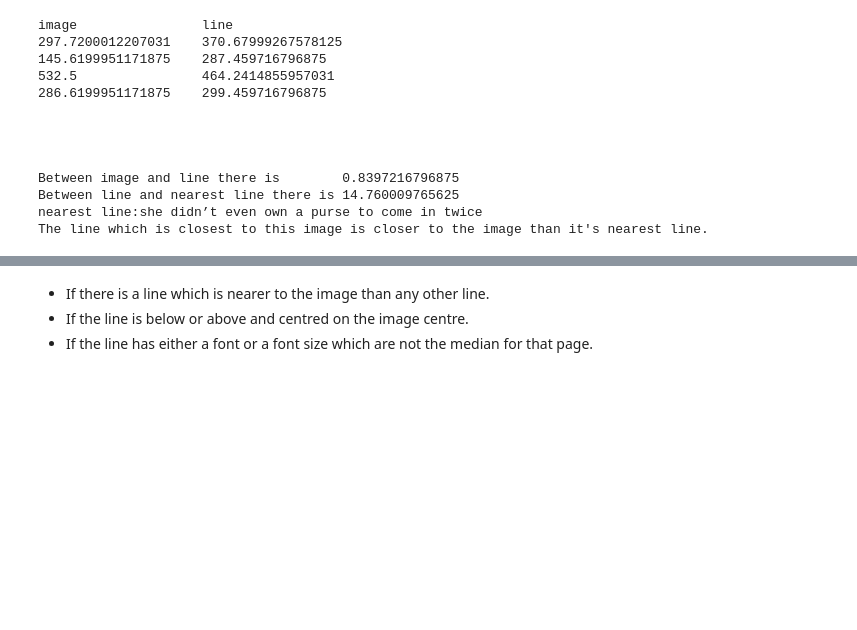
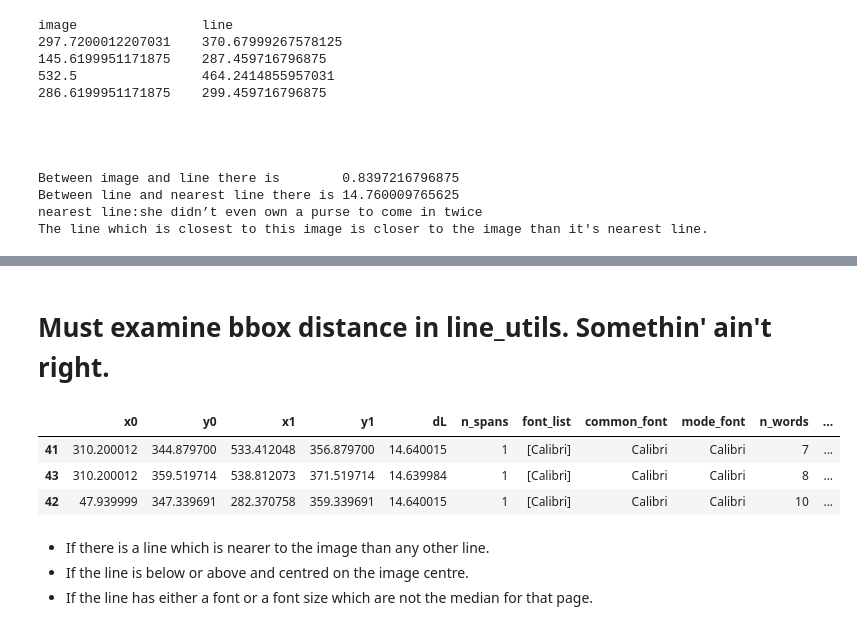
Before and after one commit to DSP-Tan/ogham-cloud, a Jupyter notebook: pdf_scraper/research/examAsLines.ipynb, the cells around one changed output, grey strips where cells are left out. Cells and saved outputs as stored; diff of their text form; code cells hidden in the pictures; blank space fills up the shorter version.

```diff
--- a/pdf_scraper/research/examAsLines.ipynb
+++ b/pdf_scraper/research/examAsLines.ipynb
@@ -117,3 +121,25 @@ Between image and line there is        0.8397216796875
 Between line and nearest line there is 14.760009765625
 nearest line:she didn’t even own a purse to come in twice
 The line which is closest to this image is closer to the image than it's nearest line.
+# %%
+def closest_line_closest_thing(image,doc_df):
+    n_page = image["page"]
+    idx, dist = closest_line(img_bbox, doc_df, n_page)
+    line_bbox = tuple(doc_df.loc[idx][["x0","y0","x1","y1"]])
+
+    #print(f"Closest line:\n{doc_df.loc[idx].text}\n")
+    #print(f"Between image and line there is        {dist}")
+    idx1, dist1 = closest_line(line_bbox, doc_df, n_page)
+    line1_bbox  = tuple(doc_df.loc[idx1][["x0","y0","x1","y1"]])
+    #print(f"Closest line to line:\n{doc_df.loc[idx1].text}\n\n")
+    #print(f"Between line and nearest line there is {dist1}")
+    if dist < dist1:
+        print("The line which is closest to this image is closer to the image than it's nearest line.")
+        return True
+    return False
+# %%
+imgs_of_interest=[img for img in images if (img["page"]!=1 and img["page"]<9) ]
+for img in imgs_of_interest:
+    if closest_line_closest_thing(img,doc_df):
+        print(f"Caption! for image on page {img["page"]}")
+        #show_image(img)
@@ -119,0 +151,9 @@ The line which is closest to this image is closer to the image than it's nearest
+# %%
+img2 = [img for img in images if img["page"]==2][0]
+idx, dist  = closest_line(img2["bbox"], doc_df, 2)
+print(f"Closest line:\n{doc_df.loc[idx].text}")
+line_bbox = tuple(doc_df.loc[idx][["x0","y0","x1","y1"]])
+idx1, dist1 = closest_line(line_bbox, doc_df, 2)
+line1_bbox  = tuple(doc_df.loc[idx1][["x0","y0","x1","y1"]])
+print(f"Closest line to line:\n{doc_df.loc[idx1].text}\n\n")
+print(dist,dist1)
@@ -120,3 +168,12 @@ The line which is closest to this image is closer to the image than it's nearest
+# %% [markdown]
+# Must examine bbox distance in line_utils. Somethin' ain't right.
+# %%
+doc_df.loc[[idx,idx+2,idx1,]]
+# %% [output]
+|  | x0 | y0 | x1 | y1 | dL | n_spans | font_list | common_font | mode_font | n_words | ... |
+| 41 | 310.200012 | 344.879700 | 533.412048 | 356.879700 | 14.640015 | 1 | [Calibri] | Calibri | Calibri | 7 | ... |
+| 43 | 310.200012 | 359.519714 | 538.812073 | 371.519714 | 14.639984 | 1 | [Calibri] | Calibri | Calibri | 8 | ... |
+| 42 | 47.939999 | 347.339691 | 282.370758 | 359.339691 | 14.640015 | 1 | [Calibri] | Calibri | Calibri | 10 | ... |
 # %% [markdown]
 - If there is a line which is nearer to the image than any other line.
 - If the line is below or above and centred on the image centre.
```
Also changed, not shown: parts of 3 cells of this notebook.
